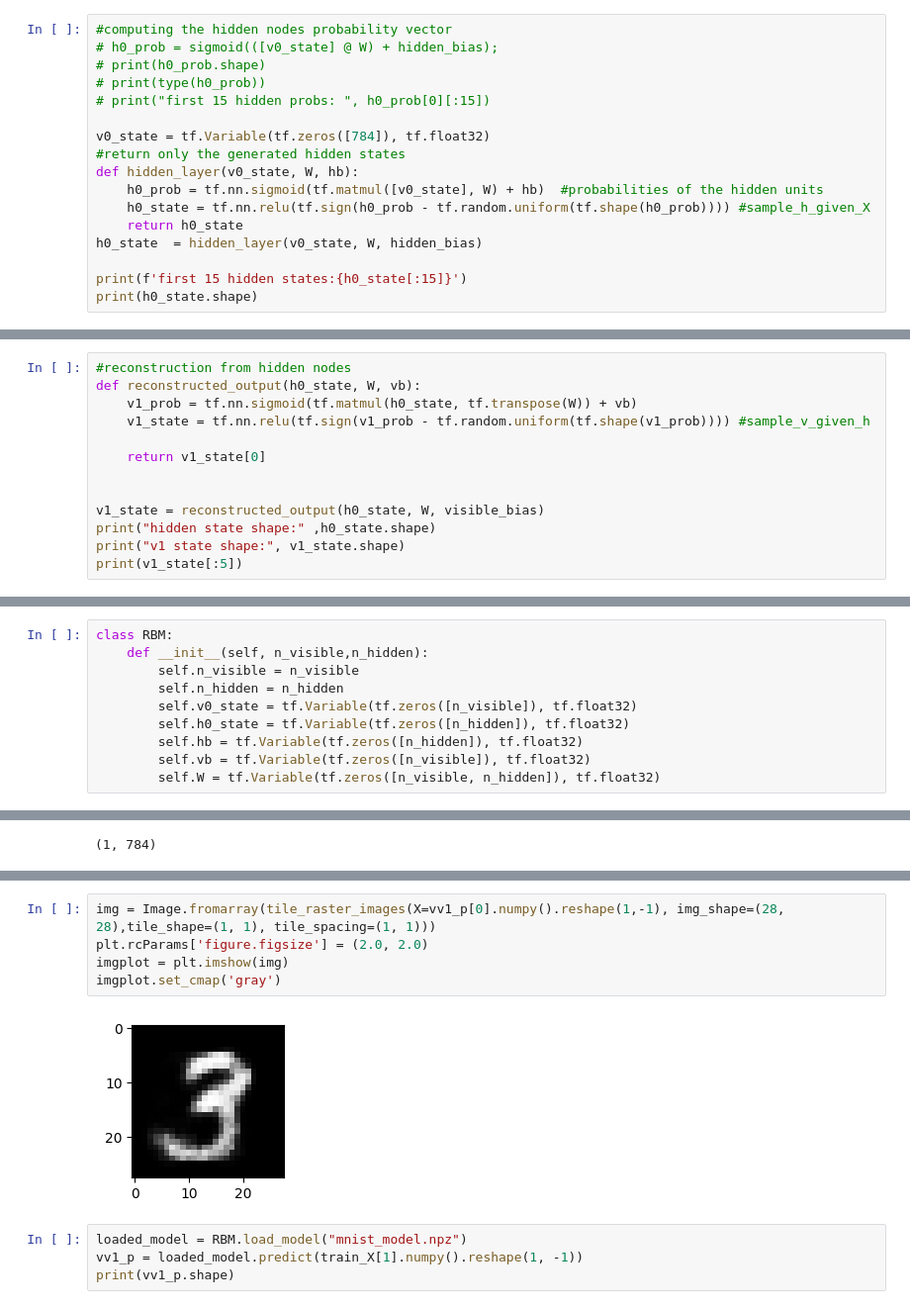
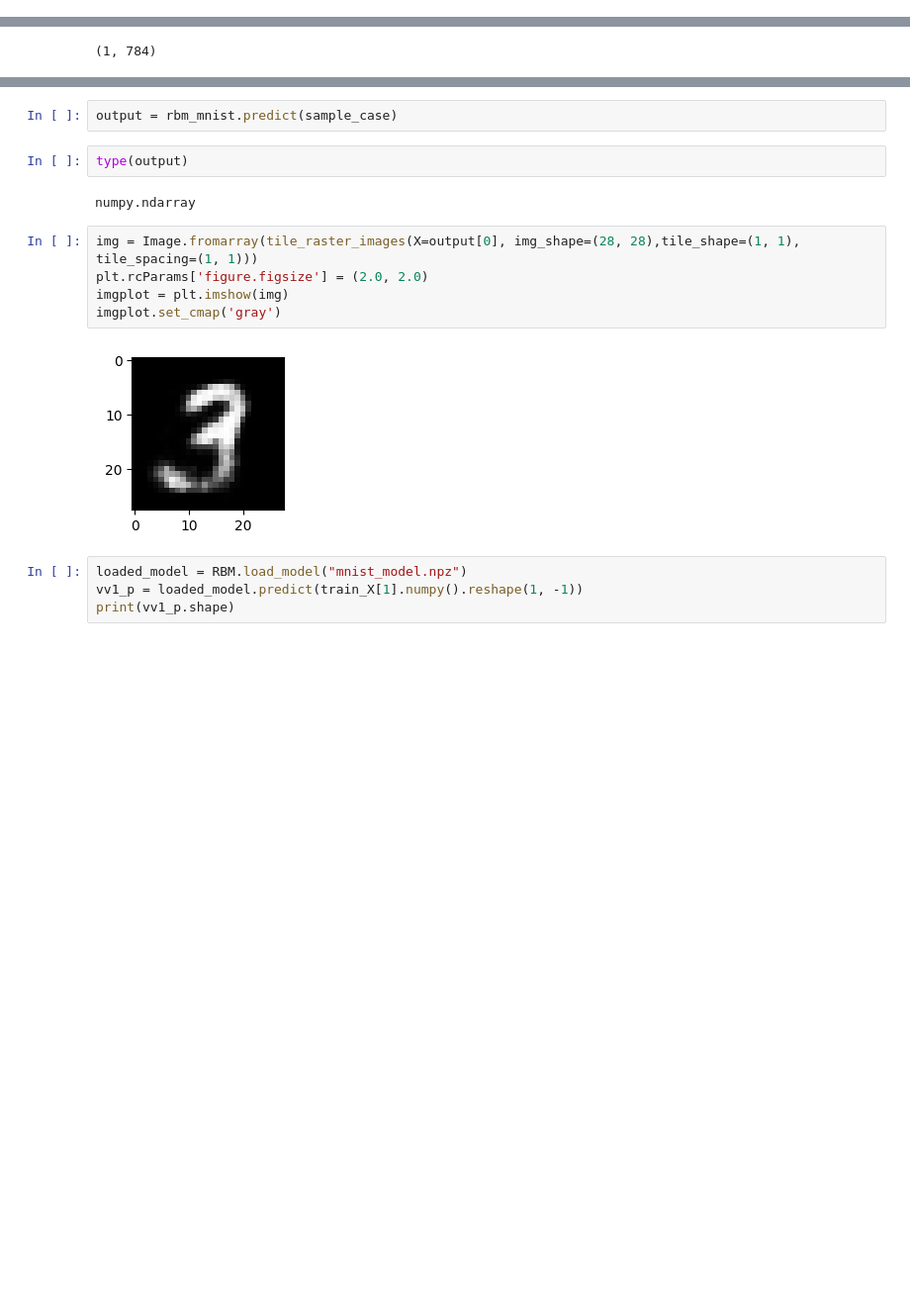
Before and after one commit to Xzanam/restricted-boltzmann-machine, a Jupyter notebook: boltzmann.ipynb, the cells around one changed output, grey strips where cells are left out. Shown: that part at 99% size. Saved outputs shown, nothing was run; the diff lists cells and outputs as text; blank space fills up the shorter version.

```diff
--- a/boltzmann.ipynb
+++ b/boltzmann.ipynb
@@ -29,17 +6,0 @@ print(v0_state.shape)
-# %%
-#computing the hidden nodes probability vector
-# h0_prob = sigmoid(([v0_state] @ W) + hidden_bias);
-# print(h0_prob.shape)
-# print(type(h0_prob))
-# print("first 15 hidden probs: ", h0_prob[0][:15])
-
-v0_state = tf.Variable(tf.zeros([784]), tf.float32)
-#return only the generated hidden states
-def hidden_layer(v0_state, W, hb):
-    h0_prob = tf.nn.sigmoid(tf.matmul([v0_state], W) + hb)  #probabilities of the hidden units
-    h0_state = tf.nn.relu(tf.sign(h0_prob - tf.random.uniform(tf.shape(h0_prob)))) #sample_h_given_X
-    return h0_state
-h0_state  = hidden_layer(v0_state, W, hidden_bias)
-
-print(f'first 15 hidden states:{h0_state[:15]}')
-print(h0_state.shape)
@@ -52,13 +6,0 @@ first 15 hidden states:[[1. 0. 0. 0. 0. 1. 1. 1. 1. 1. 1. 1. 0. 0. 1. 1. 0. 0. 1
-# %%
-#reconstruction from hidden nodes
-def reconstructed_output(h0_state, W, vb):
-    v1_prob = tf.nn.sigmoid(tf.matmul(h0_state, tf.transpose(W)) + vb)
-    v1_state = tf.nn.relu(tf.sign(v1_prob - tf.random.uniform(tf.shape(v1_prob)))) #sample_v_given_h
-
-    return v1_state[0]
-
-
-v1_state = reconstructed_output(h0_state, W, visible_bias)
-print("hidden state shape:" ,h0_state.shape)
-print("v1 state shape:", v1_state.shape)
-print(v1_state[:5])
@@ -141,10 +76,0 @@ $$\mathbf W_k = \mathbf W_{k-1} + \alpha * \Delta \mathbf W_k$$
-# %%
-class RBM:
-    def __init__(self, n_visible,n_hidden):
-        self.n_visible = n_visible
-        self.n_hidden = n_hidden
-        self.v0_state = tf.Variable(tf.zeros([n_visible]), tf.float32)
-        self.h0_state = tf.Variable(tf.zeros([n_hidden]), tf.float32)
-        self.hb = tf.Variable(tf.zeros([n_hidden]), tf.float32)
-        self.vb = tf.Variable(tf.zeros([n_visible]), tf.float32)
-        self.W = tf.Variable(tf.zeros([n_visible, n_hidden]), tf.float32)
@@ -423,10 +269,16 @@ Probability nodes in hidden layer: tf.Tensor(
+# %%
+output = rbm_mnist.predict(sample_case)
+# %%
+type(output)
+# %% [output]
+numpy.ndarray
 # %%
-img = Image.fromarray(tile_raster_images(X=vv1_p[0].numpy().reshape(1,-1), img_shape=(28, 28),tile_shape=(1, 1), tile_spacing=(1, 1)))
+img = Image.fromarray(tile_raster_images(X=output[0], img_shape=(28, 28),tile_shape=(1, 1), tile_spacing=(1, 1)))
 plt.rcParams['figure.figsize'] = (2.0, 2.0)
 imgplot = plt.imshow(img)
 imgplot.set_cmap('gray')
 # %% [output]
-[figure, old version]
+[figure, new version]
 # %%
 loaded_model = RBM.load_model("mnist_model.npz")
 vv1_p = loaded_model.predict(train_X[1].numpy().reshape(1, -1))
```
Also changed, not shown: parts of 19 cells of this notebook, 1 other file.
